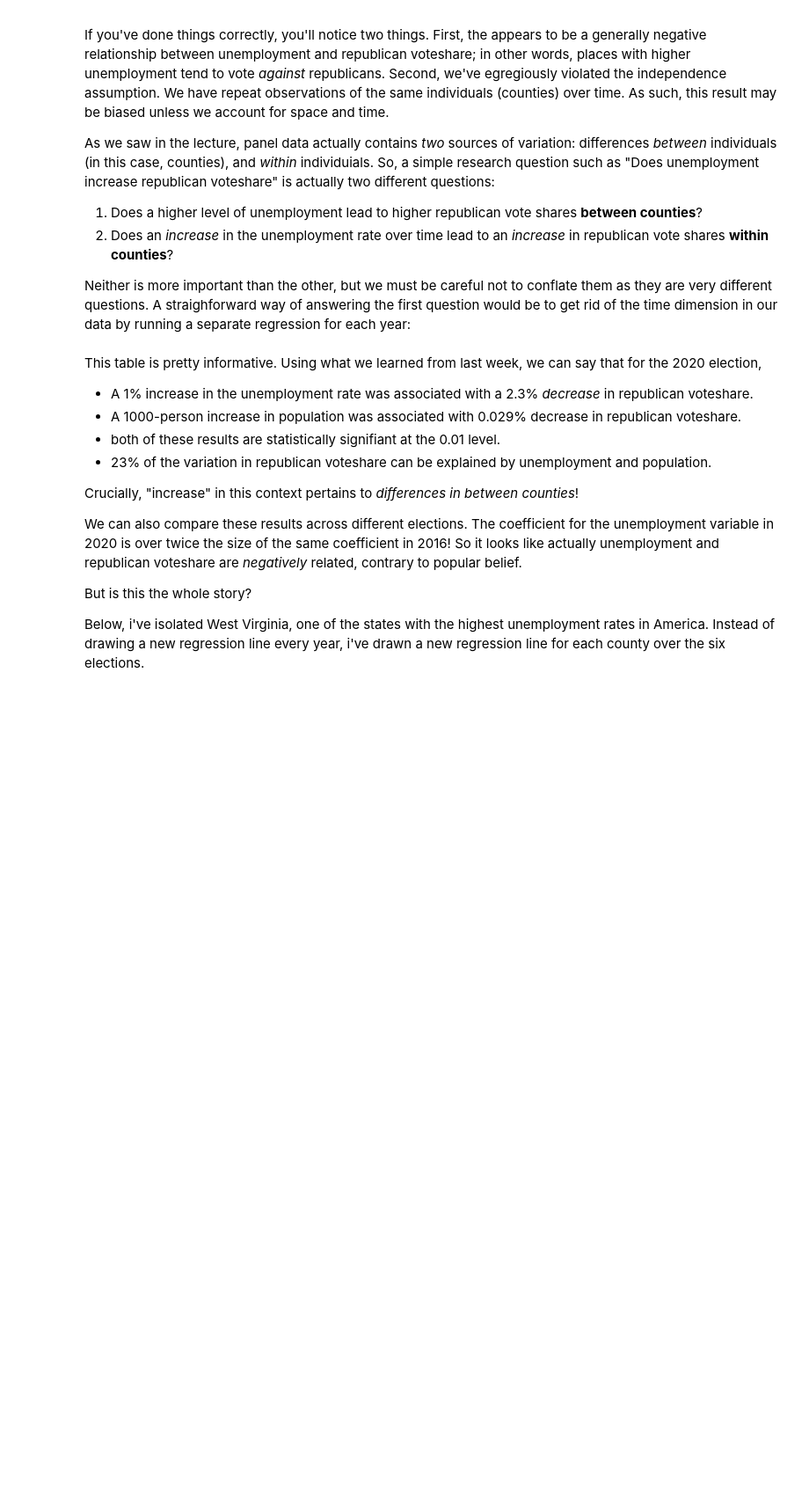
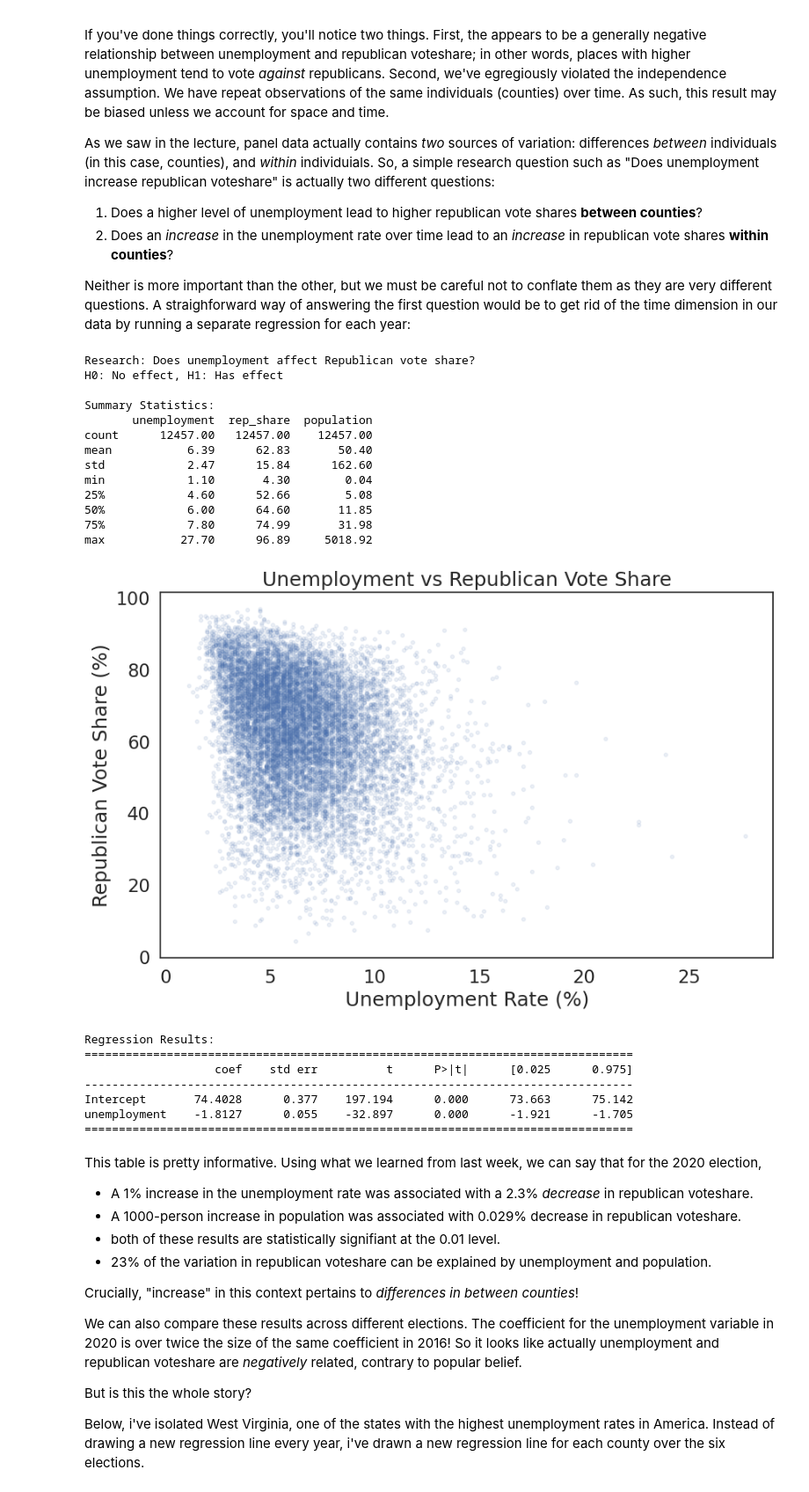
Before and after one commit to mianhuatianchazzx-ship-it/QM2, a Jupyter notebook: notebooks/W08. Diff-in-Diff.ipynb, the cells around one changed output. Shown at 88% size. Cells and saved outputs as stored; diff of their text form; code cells hidden in the pictures; blank space fills up the shorter version.

```diff
--- a/notebooks/W08. Diff-in-Diff.ipynb
+++ b/notebooks/W08. Diff-in-Diff.ipynb
@@ -132,6 +119,67 @@ As we saw in the lecture, panel data actually contains *two* sources of variatio
 2. Does an *increase* in the unemployment rate over time lead to an *increase* in republican vote shares **within counties**?
 
 Neither is more important than the other, but we must be careful not to conflate them as they are very different questions. A straighforward way of answering the first question would be to get rid of the time dimension in our data by running a separate regression for each year:
+# %%
+import pandas as pd
+import numpy as np
+import seaborn as sns
+import matplotlib.pyplot as plt
+from statsmodels.formula.api import ols
+import warnings
+warnings.filterwarnings('ignore')
+
+counties = pd.read_csv('https://storage.googleapis.com/qm2/wk10/county_labor.csv', converters={'county_fips': str})
+elections = pd.read_csv('https://storage.googleapis.com/qm2/wk10/elections.csv', converters={'county_fips': str})
+
+df_c = pd.merge(elections, counties, on=['county_fips','year'])
+
+if 'total_votes' not in df_c.columns:
+    vote_cols = [col for col in df_c.columns if 'votes' in col.lower() and col != 'r_votes']
+    if vote_cols:
+        df_c['total_votes'] = df_c['r_votes'] + df_c[vote_cols[0]]
+    else:
+        df_c['total_votes'] = df_c['r_votes']
+
+df_c['rep_share'] = (df_c['r_votes'] / df_c['total_votes']) * 100
+
+print("Research: Does unemployment affect Republican vote share?")
+print("H0: No effect, H1: Has effect")
+
+print("\nSummary Statistics:")
+print(df_c[['unemployment', 'rep_share', 'population']].describe().round(2))
+
+plt.figure(figsize=(10,6))
+plt.scatter(df_c['unemployment'], df_c['rep_share'], alpha=0.1, s=10)
+plt.xlabel('Unemployment Rate (%)')
+plt.ylabel('Republican Vote Share (%)')
+plt.title('Unemployment vs Republican Vote Share')
+plt.show()
+
+model = ols('rep_share ~ unemployment', data=df_c).fit()
+print("\nRegression Results:")
+print(model.summary().tables[1])
+# %% [output]
+Research: Does unemployment affect Republican vote share?
+H0: No effect, H1: Has effect
+
+Summary Statistics:
+       unemployment  rep_share  population
+count      12457.00   12457.00    12457.00
+mean           6.39      62.83       50.40
+std            2.47      15.84      162.60
+min            1.10       4.30        0.04
+25%            4.60      52.66        5.08
+50%            6.00      64.60       11.85
+75%            7.80      74.99       31.98
+max           27.70      96.89     5018.92
+[figure, added]
+Regression Results:
+================================================================================
+                   coef    std err          t      P>|t|      [0.025      0.975]
+--------------------------------------------------------------------------------
+Intercept       74.4028      0.377    197.194      0.000      73.663      75.142
+unemployment    -1.8127      0.055    -32.897      0.000      -1.921      -1.705
+================================================================================
 # %%
 models=[] # create empty list to store the models
 names=[] # create empty list to store the names of the models
```
Also changed, not shown: parts of 4 cells of this notebook.
